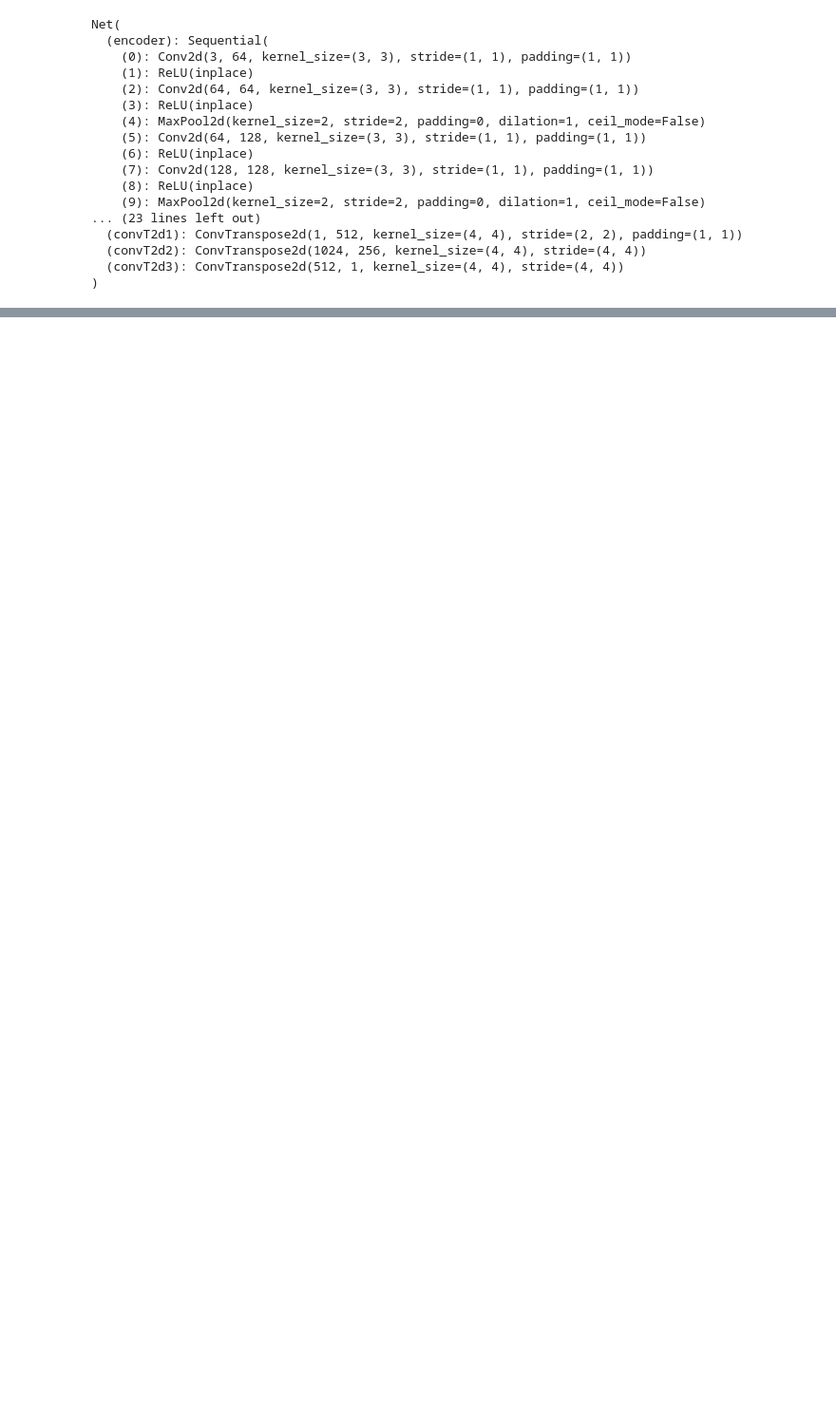
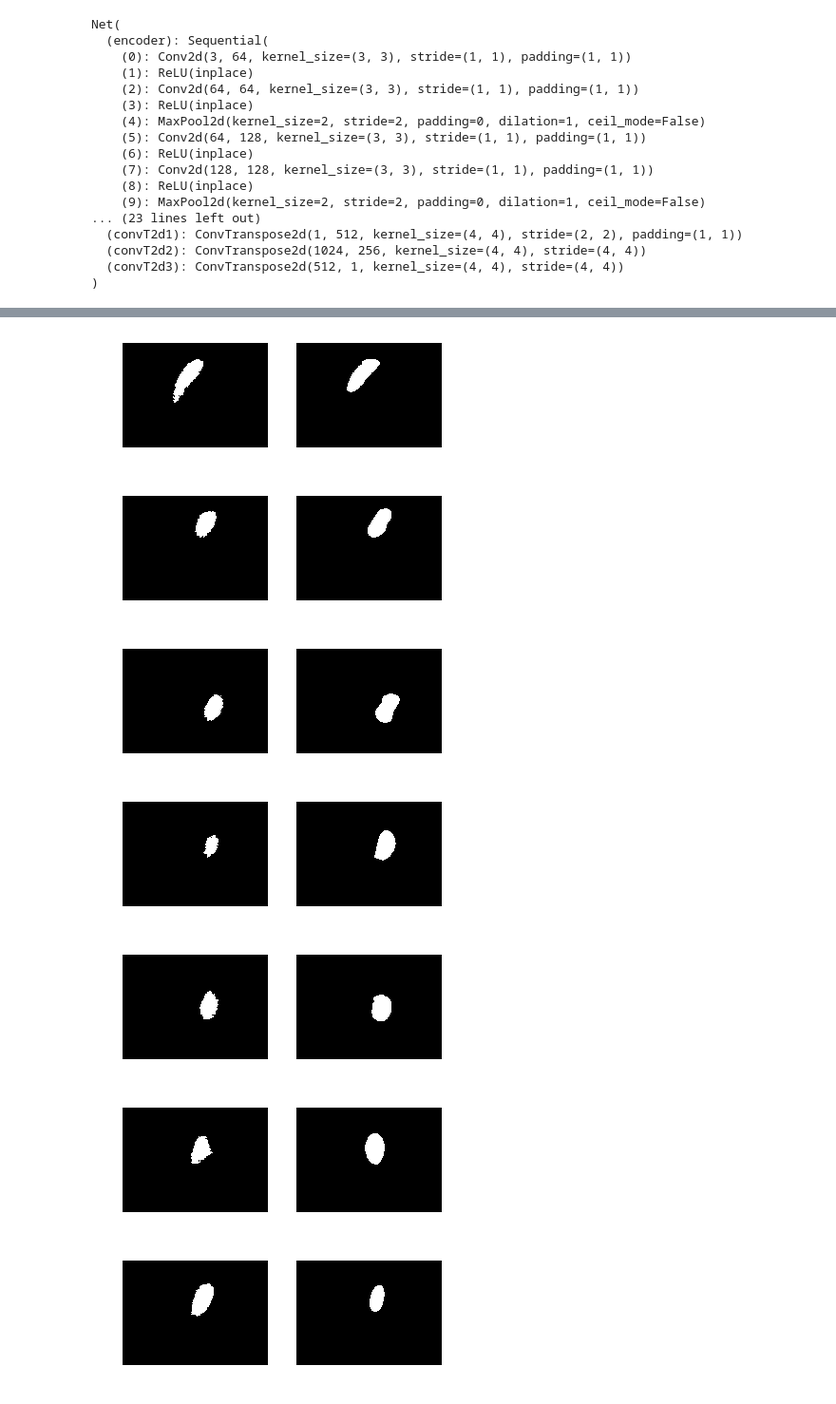
Before and after one commit to cygnus77/nerve-segmentation, a Jupyter notebook: nerve-segmentation-torch.ipynb, the cells around one changed output, grey strips where cells are left out. Shown: that part at 95% size. Saved outputs shown, nothing was run; the diff lists cells and outputs as text; code cells hidden in the pictures; blank space fills up the shorter version.

```diff
--- a/nerve-segmentation-torch.ipynb
+++ b/nerve-segmentation-torch.ipynb
@@ -282,27 +267,35 @@ torch.save(net.state_dict(), model_name)
 # %%
 IMAGE_HT = 416
 IMAGE_WD = 576
 
 dataiter = iter(val_loader)
 images, labels = dataiter.next()
 images = images.cuda()
 output = net(images)
 
 for idx in range(10):
     x, y, label = images[idx], output[idx], labels[idx]
 
     pred = y.reshape(IMAGE_HT, IMAGE_WD)
     pred = pred.cpu()
     pred = pred.detach().numpy()
     y=np.zeros(pred.shape, dtype=np.uint8)
-    y[pred > 0.1] = 255
+    y[pred == 1] = 255
 
     plt.figure()
 
     plt.subplot(1, 2, 1)
     plt.axis('off')
     plt.imshow(y, cmap='gray')
 
     plt.subplot(1, 2, 2)
     plt.axis('off')
     plt.imshow(label.reshape(IMAGE_HT, IMAGE_WD), cmap='gray')
+# %% [output]
+[figure, added]
+[figure, added]
+[figure, added]
+[figure, added]
+[figure, added]
+[figure, added]
+[figure, added]
```
Also changed, not shown: parts of 3 cells of this notebook.
